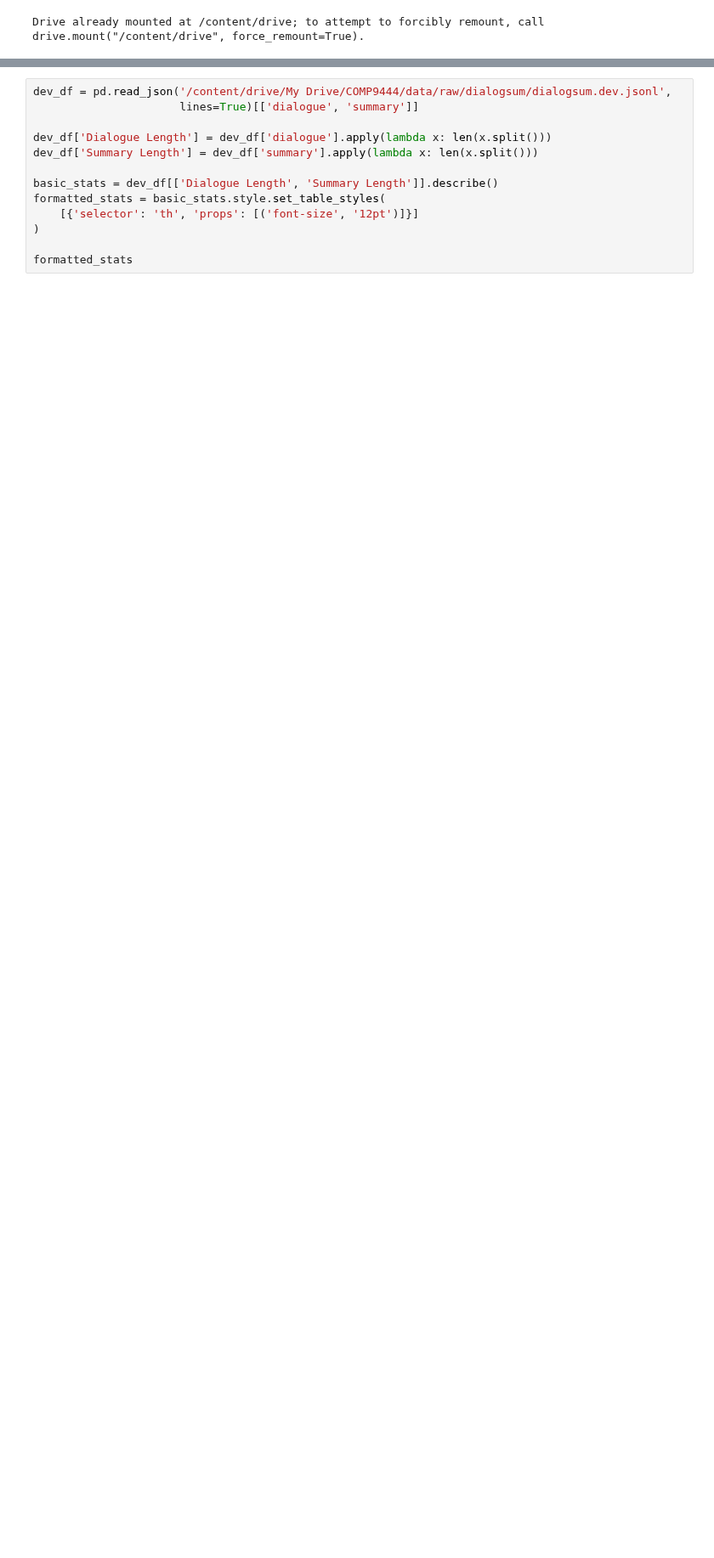
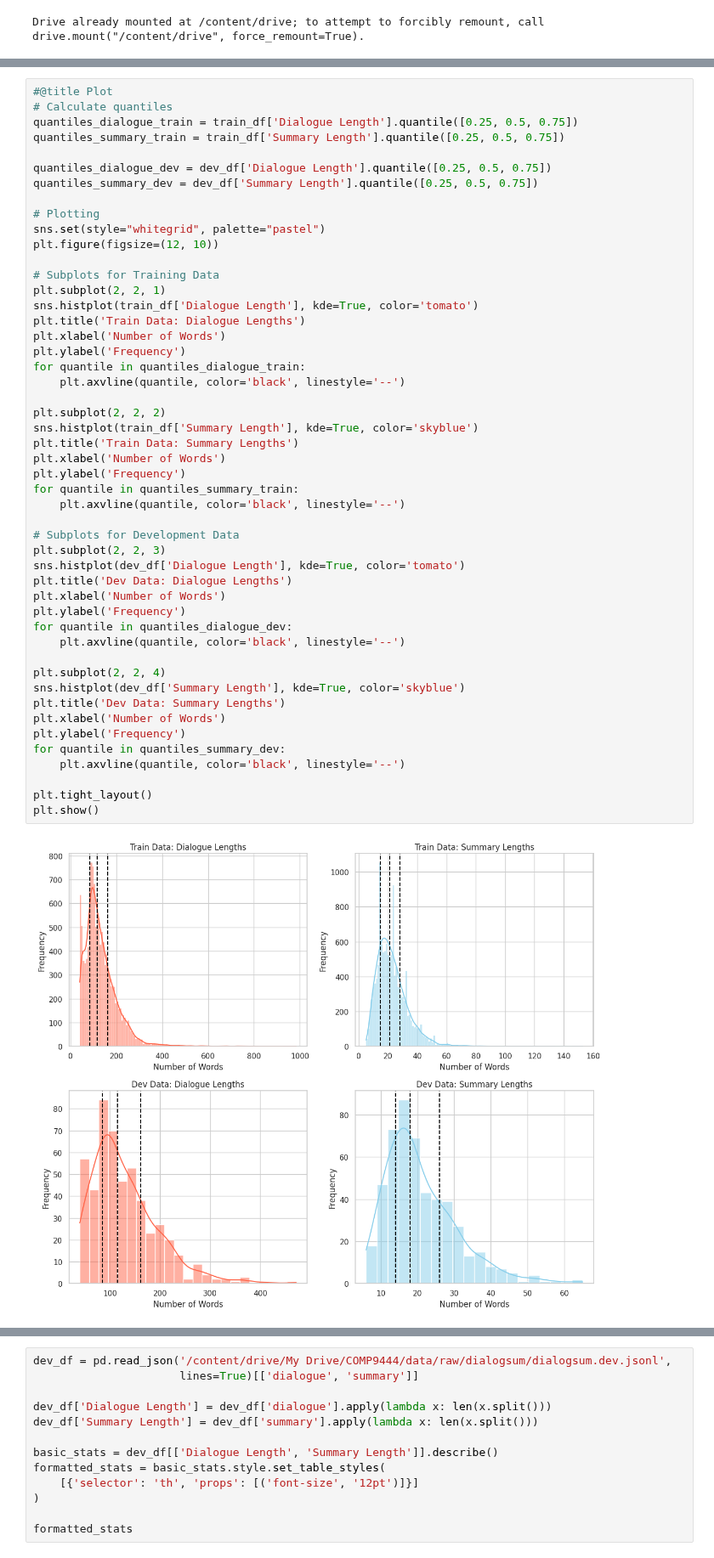
Before and after one commit to dipankarsrirag/Dialogue-Summarisation, a Jupyter notebook: notebooks/Report.ipynb, the cells around one changed output, grey strips where cells are left out. Shown at 85% size. Cells and saved outputs as stored; diff of their text form; blank space fills up the shorter version.

```diff
--- a/notebooks/Report.ipynb
+++ b/notebooks/Report.ipynb
@@ -161,4 +161,55 @@ formatted_combined_stats
 | 50% | 116.000000 | 21.000000 | 115.000000 | 18.000000 |
 | 75% | 163.000000 | 28.000000 | 161.000000 | 26.000000 |
 | max | 985.000000 | 153.000000 | 472.000000 | 65.000000 |
+# %%
+#@title Plot
+# Calculate quantiles
+quantiles_dialogue_train = train_df['Dialogue Length'].quantile([0.25, 0.5, 0.75])
+quantiles_summary_train = train_df['Summary Length'].quantile([0.25, 0.5, 0.75])
+
+quantiles_dialogue_dev = dev_df['Dialogue Length'].quantile([0.25, 0.5, 0.75])
+quantiles_summary_dev = dev_df['Summary Length'].quantile([0.25, 0.5, 0.75])
+
+# Plotting
+sns.set(style="whitegrid", palette="pastel")
+plt.figure(figsize=(12, 10))
+
+# Subplots for Training Data
+plt.subplot(2, 2, 1)
+sns.histplot(train_df['Dialogue Length'], kde=True, color='tomato')
+plt.title('Train Data: Dialogue Lengths')
+plt.xlabel('Number of Words')
+plt.ylabel('Frequency')
+for quantile in quantiles_dialogue_train:
+    plt.axvline(quantile, color='black', linestyle='--')
+
+plt.subplot(2, 2, 2)
+sns.histplot(train_df['Summary Length'], kde=True, color='skyblue')
+plt.title('Train Data: Summary Lengths')
+plt.xlabel('Number of Words')
+plt.ylabel('Frequency')
+for quantile in quantiles_summary_train:
+    plt.axvline(quantile, color='black', linestyle='--')
+
+# Subplots for Development Data
+plt.subplot(2, 2, 3)
+sns.histplot(dev_df['Dialogue Length'], kde=True, color='tomato')
+plt.title('Dev Data: Dialogue Lengths')
+plt.xlabel('Number of Words')
+plt.ylabel('Frequency')
+for quantile in quantiles_dialogue_dev:
+    plt.axvline(quantile, color='black', linestyle='--')
+
+plt.subplot(2, 2, 4)
+sns.histplot(dev_df['Summary Length'], kde=True, color='skyblue')
+plt.title('Dev Data: Summary Lengths')
+plt.xlabel('Number of Words')
+plt.ylabel('Frequency')
+for quantile in quantiles_summary_dev:
+    plt.axvline(quantile, color='black', linestyle='--')
+
+plt.tight_layout()
+plt.show()
+# %% [output]
+[figure, added]
 # %%
```
Also changed, not shown: parts of 6 cells of this notebook.
